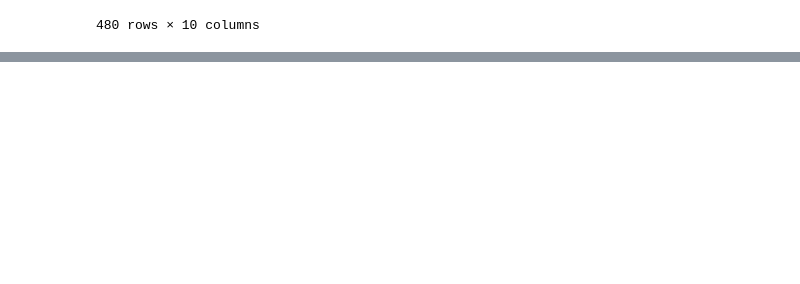
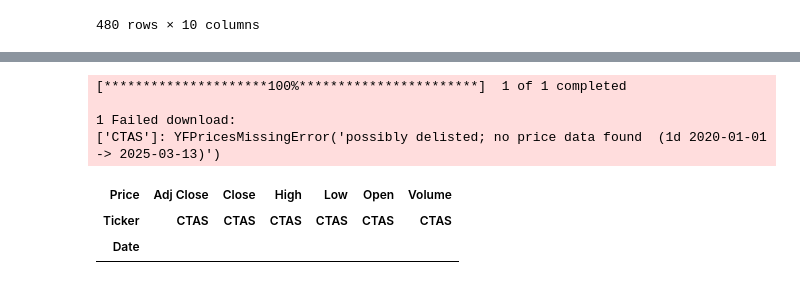
Before and after one commit to CKAbundant/sentiment, a Jupyter notebook: poc.ipynb, the cells around one changed output, grey strips where cells are left out. Drawn from its saved outputs; the diff is of its cells as text; code cells hidden in the pictures; blank space fills up the shorter version.

```diff
--- a/poc.ipynb
+++ b/poc.ipynb
@@ -620 +424,11 @@ batch 6 : ['ADP', 'AZO', 'AVB', 'AVY', 'AXON', 'BKR', 'BALL', 'BAC', 'BAX', 'BDX
+# %%
+yf.download("CTAS", start="2020-01-01")
+# %% [output]
+[*********************100%***********************]  1 of 1 completed
+
+1 Failed download:
+['CTAS']: YFPricesMissingError('possibly delisted; no price data found  (1d 2020-01-01 -> 2025-03-13)')
+| Price | Adj Close | Close | High | Low | Open | Volume |
+| Ticker | CTAS | CTAS | CTAS | CTAS | CTAS | CTAS |
+| Date |  |  |  |  |  |  |
 # %%
```
Also changed, not shown: parts of 48 cells of this notebook, 5 other files.
